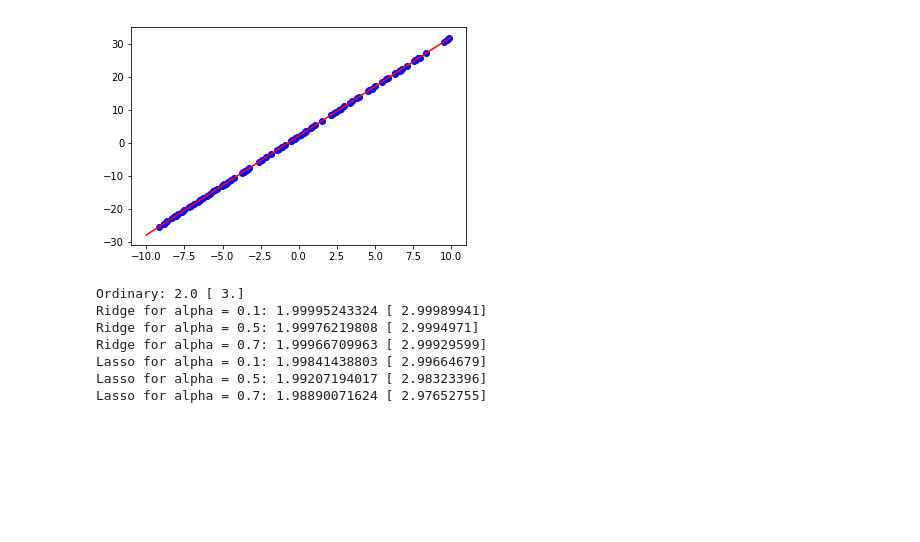
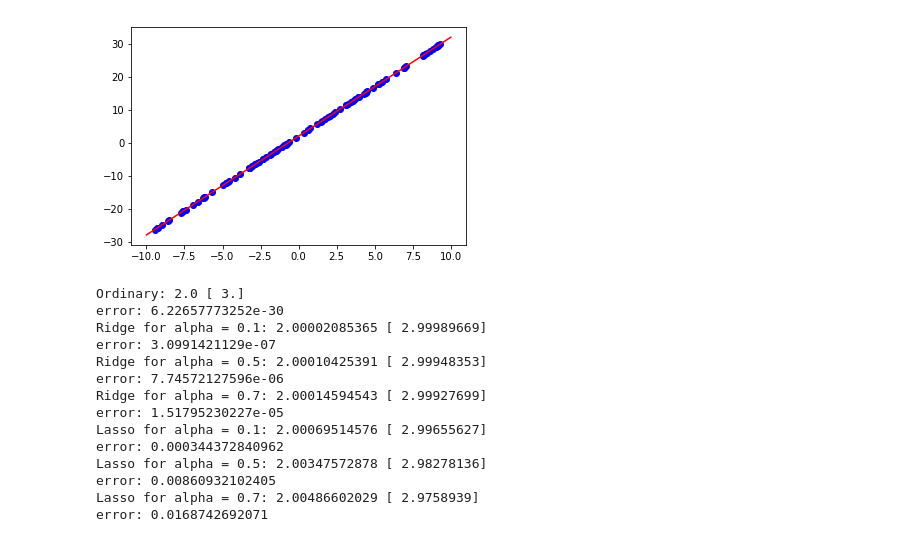
Before and after one commit to wol4aravio/HabrahabrNotebooks, a Jupyter notebook: Article_2.ipynb, the cells around one changed output. Drawn from its saved outputs; the diff is of its cells as text; code cells hidden in the pictures; blank space fills up the shorter version.

```diff
--- a/Article_2.ipynb
+++ b/Article_2.ipynb
@@ -26,35 +29,41 @@ alpha_3 = 0.7
 # %%
 # 1D without noise
 
 X = generateData(minValue, maxValue, N, 1)
 X1 = X[:, 0]
 Y = 2 + 3 * X1
 pnd.DataFrame({"x1": X1,
-               "x2": X2,
                "y": Y}).to_csv("../temp/1D_wo_noise.csv", index = False)
 
 plt.scatter(X1, Y, color = "blue")
 plt.plot([-10, 10], [-28, 32], color = "red")
 plt.show()
 
 getCoefficients("Ordinary:", LinearRegression(), X, Y)
 
 getCoefficients("Ridge for alpha = 0.1:", Ridge(alpha_1), X, Y)
 getCoefficients("Ridge for alpha = 0.5:", Ridge(alpha_2), X, Y)
 getCoefficients("Ridge for alpha = 0.7:", Ridge(alpha_3), X, Y)
 
 getCoefficients("Lasso for alpha = 0.1:", Lasso(alpha_1), X, Y)
 getCoefficients("Lasso for alpha = 0.5:", Lasso(alpha_2), X, Y)
 getCoefficients("Lasso for alpha = 0.7:", Lasso(alpha_3), X, Y)
 # %% [output]
-[figure, old version]
+[figure, new version]
 Ordinary: 2.0 [ 3.]
-Ridge for alpha = 0.1: 1.99995243324 [ 2.99989941]
-Ridge for alpha = 0.5: 1.99976219808 [ 2.9994971]
-Ridge for alpha = 0.7: 1.99966709963 [ 2.99929599]
-Lasso for alpha = 0.1: 1.99841438803 [ 2.99664679]
-Lasso for alpha = 0.5: 1.99207194017 [ 2.98323396]
-Lasso for alpha = 0.7: 1.98890071624 [ 2.97652755]
+error: 6.22657773252e-30
+Ridge for alpha = 0.1: 2.00002085365 [ 2.99989669]
+error: 3.0991421129e-07
+Ridge for alpha = 0.5: 2.00010425391 [ 2.99948353]
+error: 7.74572127596e-06
+Ridge for alpha = 0.7: 2.00014594543 [ 2.99927699]
+error: 1.51795230227e-05
+Lasso for alpha = 0.1: 2.00069514576 [ 2.99655627]
+error: 0.000344372840962
+Lasso for alpha = 0.5: 2.00347572878 [ 2.98278136]
+error: 0.00860932102405
+Lasso for alpha = 0.7: 2.00486602029 [ 2.9758939]
+error: 0.0168742692071
 # %%
 # 5D without noise
 
```
Also changed, not shown: parts of 5 cells of this notebook.
